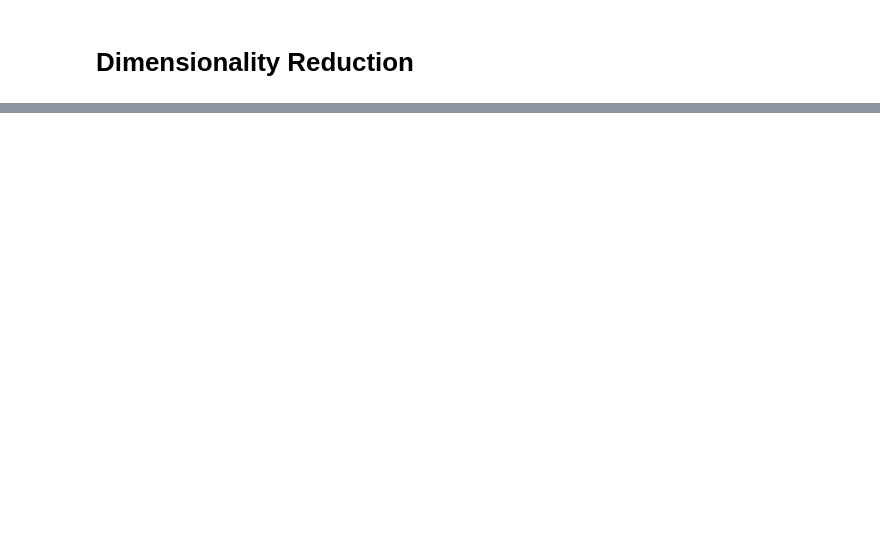
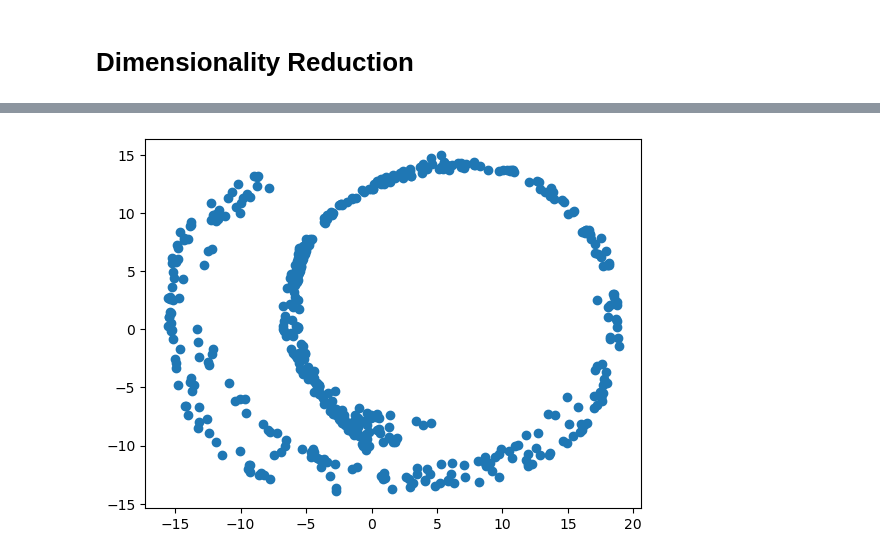
Before and after one commit to borisov5/Machine-Learning-September-2023, a Jupyter notebook: 07. Dimensionality Reduction/lecture.ipynb, the cells around one changed output, grey strips where cells are left out. Drawn from its saved outputs; the diff is of its cells as text; code cells hidden in the pictures; blank space fills up the shorter version.

```diff
--- a/07. Dimensionality Reduction/lecture.ipynb
+++ b/07. Dimensionality Reduction/lecture.ipynb
@@ -118,0 +188,6 @@ array([0.99050809, 1.00527947])
+# %%
+swiss_roll = make_swiss_roll(n_samples=500)[0]
+# %%
+isomap = Isomap(n_neighbors=20)
+# %%
+isomap.fit(swiss_roll)
@@ -118,0 +196,2 @@ array([0.99050809, 1.00527947])
+# %%
+result = isomap.transform(swiss_roll)
@@ -118,0 +218,5 @@ array([0.99050809, 1.00527947])
+# %%
+plt.scatter(result[:, 0], result[:, 1])
+plt.show()
+# %% [output]
+[figure, added]
```
Also changed, not shown: parts of 32 cells of this notebook.
